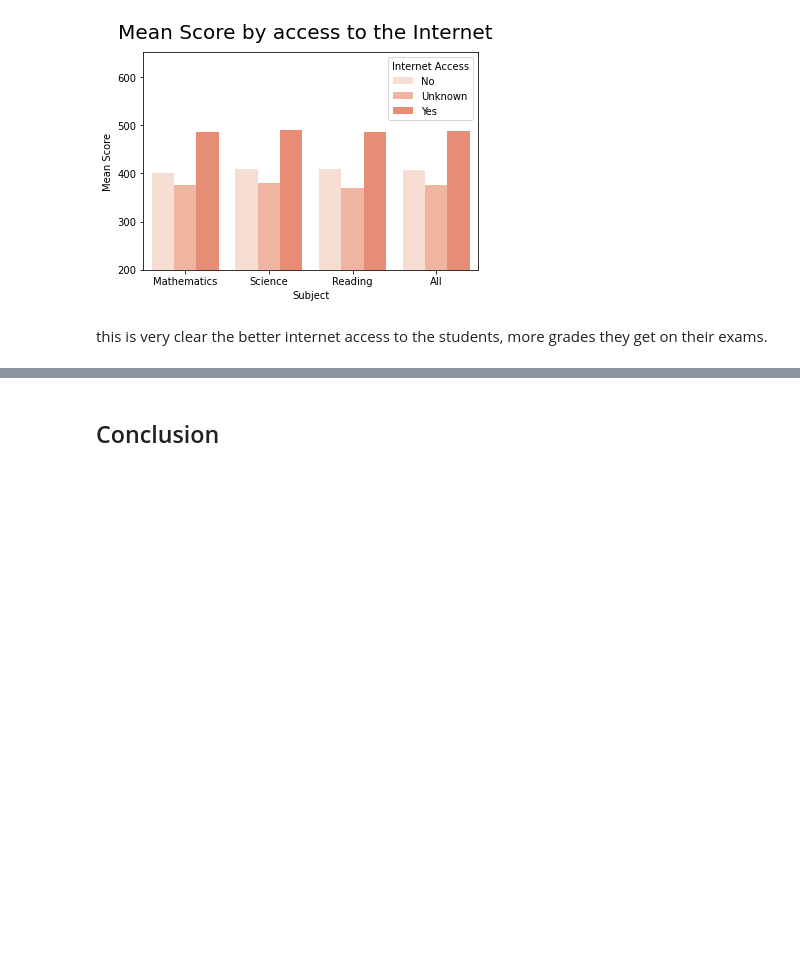
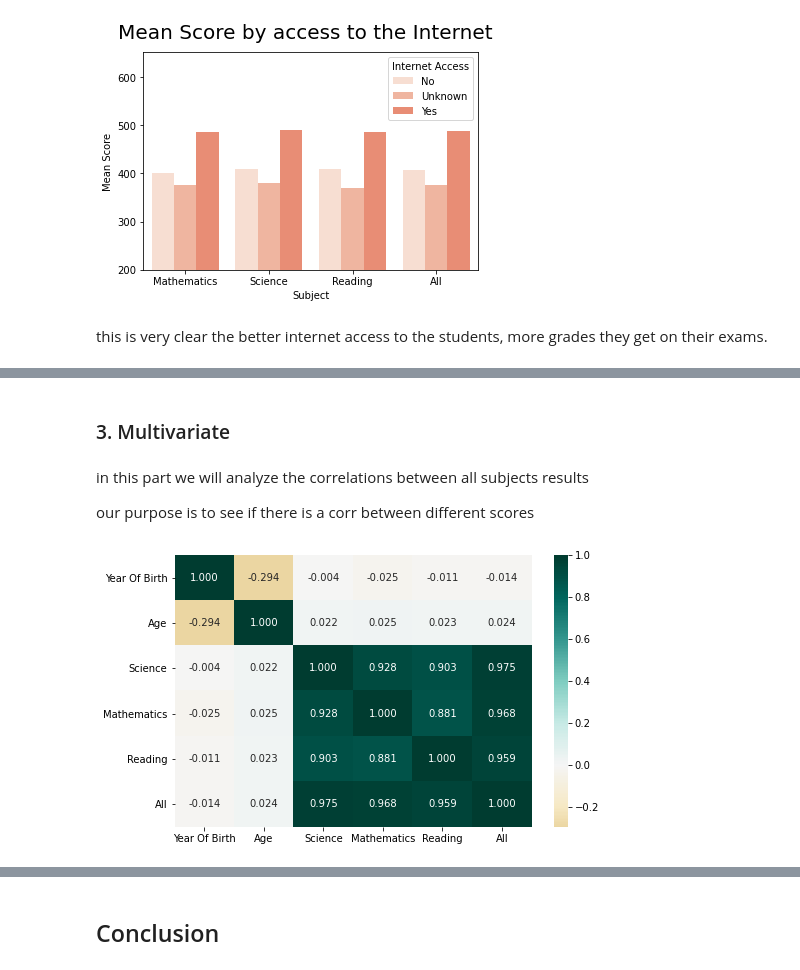
Before and after one commit to Dardeery/PISA-assessment-data-analysis, a Jupyter notebook: Data Analysis findings.ipynb, the cells around one changed output, grey strips where cells are left out. Cells and saved outputs as stored; diff of their text form; code cells hidden in the pictures; blank space fills up the shorter version.

```diff
--- a/Data Analysis findings.ipynb
+++ b/Data Analysis findings.ipynb
@@ -482,0 +599,14 @@ this is very clear the better internet access to the students, more grades they
+# %% [markdown]
+### 3. Multivariate
+# %% [markdown]
+in this part we will analyze the correlations between all subjects results
+
+our purpose is to see if there is a corr between different scores
+# %%
+# plotting the Correlation
+plt.figure(figsize = [8, 5])
+sns.heatmap(pisa_2012_clean.corr(), annot = True, fmt = '.3f',
+           cmap = 'BrBG', center = 0)
+plt.show()
+# %% [output]
+[figure, added]
```
Also changed, not shown: parts of 18 cells of this notebook.
